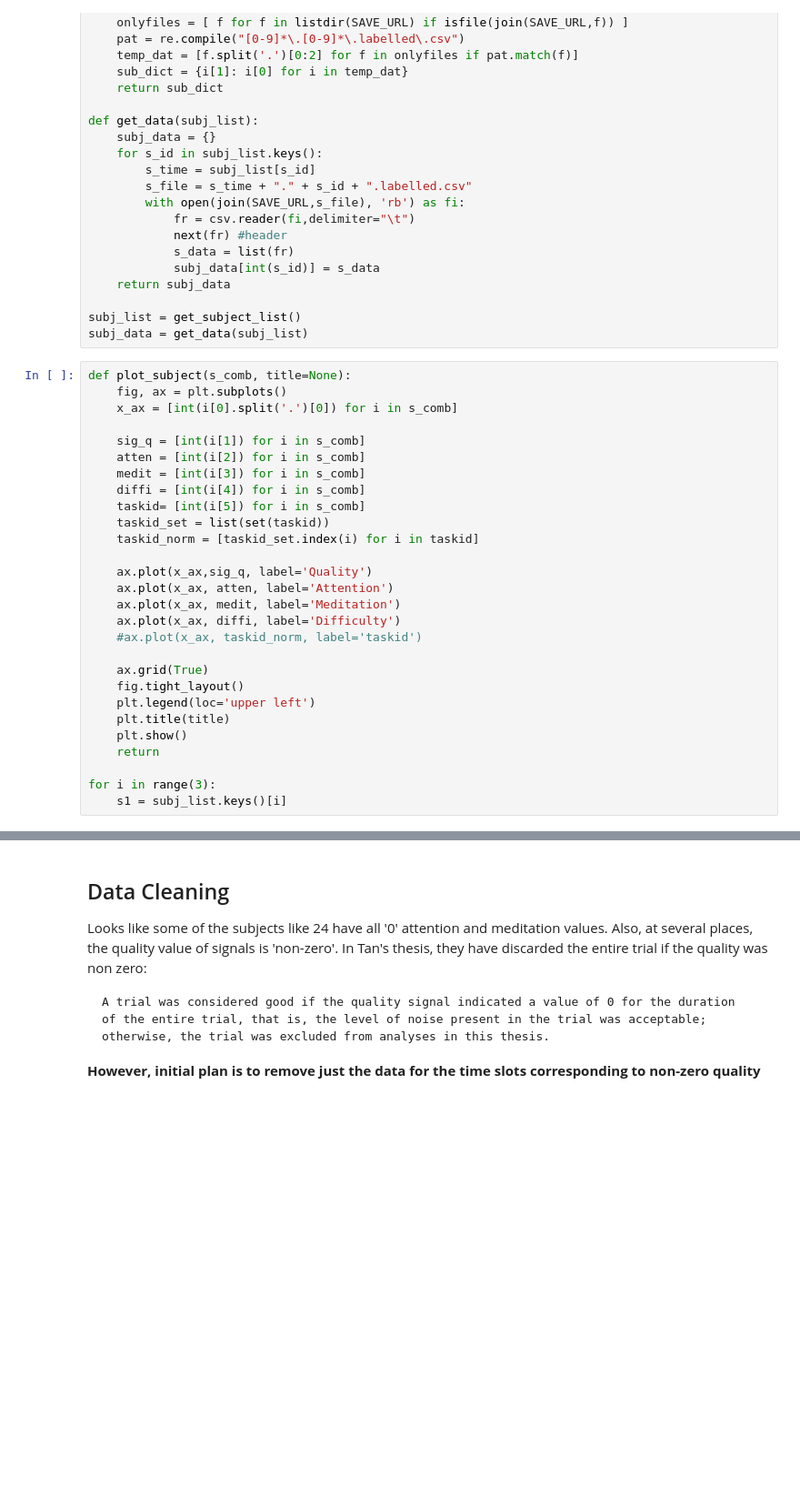
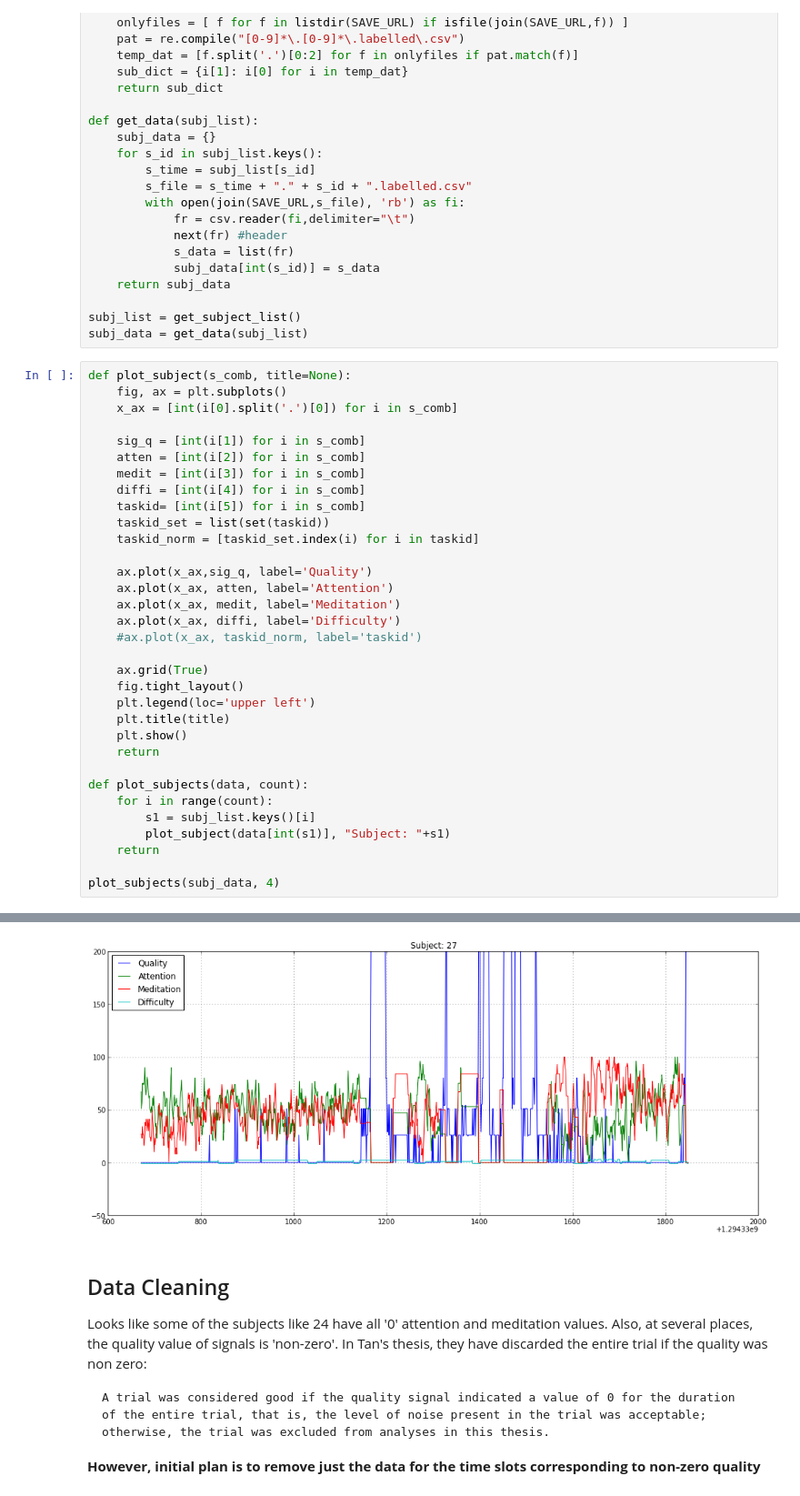
Before and after one commit to sagarjauhari/BCIpy, a Jupyter notebook: eeg_feature_extraction.ipynb, the cells around one changed output, grey strips where cells are left out. Shown at 91% size. Saved outputs shown, nothing was run; the diff lists cells and outputs as text; blank space fills up the shorter version.

Commit message:
plotting cleaned data for 4 subjects

```diff
--- a/eeg_feature_extraction.ipynb
+++ b/eeg_feature_extraction.ipynb
@@ -140,35 +140,41 @@ subj_data = get_data(subj_list)
 # %%
 def plot_subject(s_comb, title=None):
     fig, ax = plt.subplots()
     x_ax = [int(i[0].split('.')[0]) for i in s_comb]
 
     sig_q = [int(i[1]) for i in s_comb]
     atten = [int(i[2]) for i in s_comb]
     medit = [int(i[3]) for i in s_comb]
     diffi = [int(i[4]) for i in s_comb]
     taskid= [int(i[5]) for i in s_comb]
     taskid_set = list(set(taskid))
     taskid_norm = [taskid_set.index(i) for i in taskid]
 
     ax.plot(x_ax,sig_q, label='Quality')
     ax.plot(x_ax, atten, label='Attention')
     ax.plot(x_ax, medit, label='Meditation')
     ax.plot(x_ax, diffi, label='Difficulty')
     #ax.plot(x_ax, taskid_norm, label='taskid')
 
     ax.grid(True)
     fig.tight_layout()
     plt.legend(loc='upper left')
     plt.title(title)
     plt.show()
     return
 
-for i in range(3):
-    s1 = subj_list.keys()[i]
+def plot_subjects(data, count):
+    for i in range(count):
+        s1 = subj_list.keys()[i]
+        plot_subject(data[int(s1)], "Subject: "+s1)
+    return
+
+plot_subjects(subj_data, 4)
 # %% [output]
 [figure]
 [figure]
 [figure]
+[figure, added]
 # %% [markdown]
 ## Data Cleaning
 Looks like some of the subjects like 24 have all '0' attention and meditation values. Also, at several places, the quality value of signals is 'non-zero'. In Tan's thesis, they have discarded the entire trial if the quality was non zero:
```
Also changed, not shown: parts of 2 cells of this notebook.
